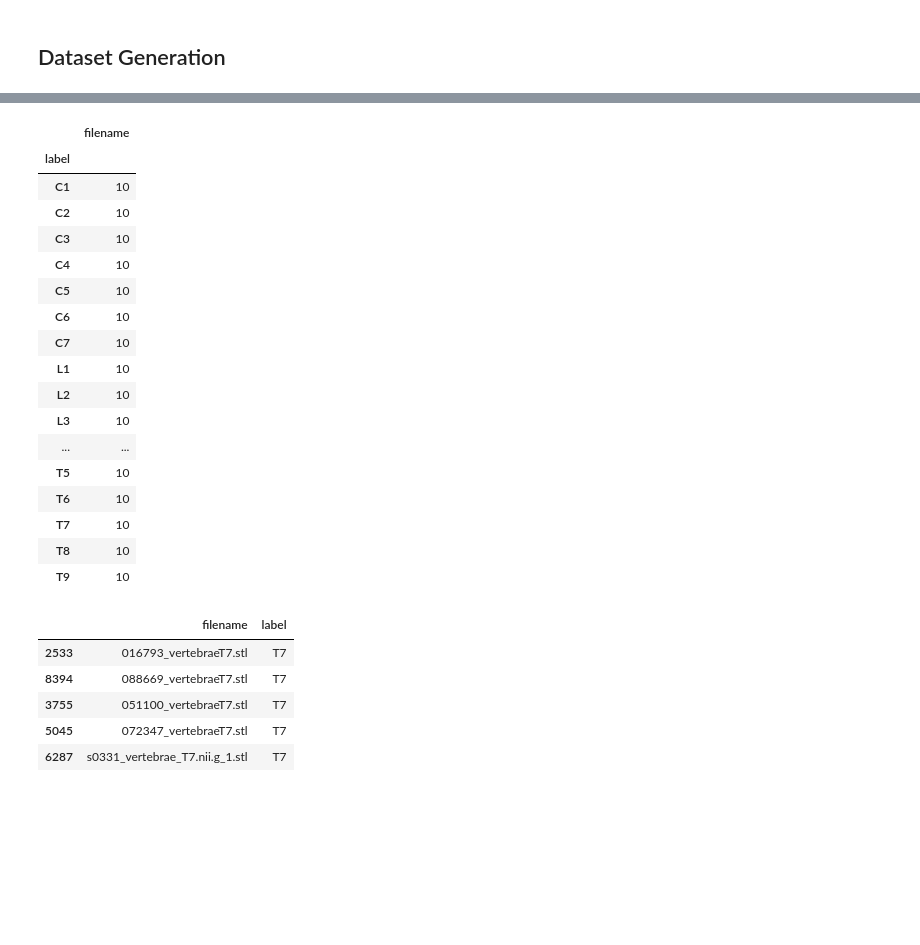
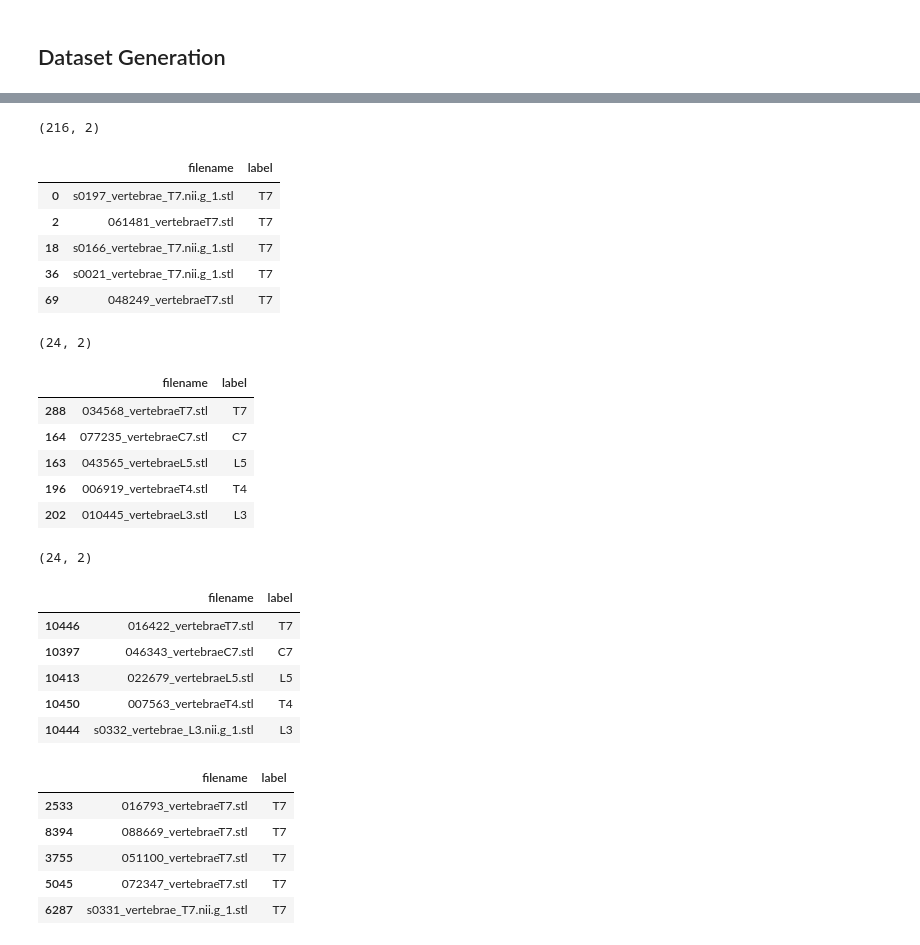
Before and after one commit to auto-d/shaperx, a Jupyter notebook: experimentation.ipynb, the cells around one changed output, grey strips where cells are left out. Cells and saved outputs as stored; diff of their text form; code cells hidden in the pictures; blank space fills up the shorter version.

Commit message:
implement test/train split

```diff
--- a/experimentation.ipynb
+++ b/experimentation.ipynb
@@ -427,25 +530,55 @@ df2.head()
-# %%
-g_df2 = df2.groupby(by='label').count()
-g_df2
-# %% [output]
-|  | filename |
-| label |  |
-| C1 | 10 |
-| C2 | 10 |
-| C3 | 10 |
-| C4 | 10 |
-| C5 | 10 |
-| C6 | 10 |
-| C7 | 10 |
-| L1 | 10 |
-| L2 | 10 |
-| L3 | 10 |
-| ... | ... |
-| T5 | 10 |
-| T6 | 10 |
-| T7 | 10 |
-| T8 | 10 |
-| T9 | 10 |
+# %%
+def split_meshes(df, trn_n, tst_n, val_n):
+    """
+    Generate stratified subsets of the dataframe for provided
+    test, train and validation counts.
+    """
+    trn = pd.DataFrame()
+    tst = pd.DataFrame()
+    val = pd.DataFrame()
+
+    # If we have enough data to generate the requested splits,
+    if isinstance(df, pd.DataFrame) and df.shape[0] >= trn_n + tst_n + val_n:
+        samples = sample_meshes(df, n = trn_n + tst_n + val_n)
+        for _class in df['label'].unique():
+            class_samples = df[df['label'] == _class]
+            not_val = class_samples.head(trn_n + tst_n)
+            val = pd.concat([val, class_samples.tail(val_n)])
+            trn = pd.concat([trn, not_val.head(trn_n)])
+            tst = pd.concat([tst, not_val.tail(tst_n)])
+
+    return trn, tst, val
+# %%
+trn, tst, val = split_meshes(df, 9, 1, 1)
+# %%
+display(trn.shape)
+display(trn.head())
+display(tst.shape)
+display(tst.head())
+display(val.shape)
+display(val.head())
+# %% [output]
+(216, 2)
+|  | filename | label |
+| 0 | s0197_vertebrae_T7.nii.g_1.stl | T7 |
+| 2 | 061481_vertebraeT7.stl | T7 |
+| 18 | s0166_vertebrae_T7.nii.g_1.stl | T7 |
+| 36 | s0021_vertebrae_T7.nii.g_1.stl | T7 |
+| 69 | 048249_vertebraeT7.stl | T7 |
+(24, 2)
+|  | filename | label |
+| 288 | 034568_vertebraeT7.stl | T7 |
+| 164 | 077235_vertebraeC7.stl | C7 |
+| 163 | 043565_vertebraeL5.stl | L5 |
+| 196 | 006919_vertebraeT4.stl | T4 |
+| 202 | 010445_vertebraeL3.stl | L3 |
+(24, 2)
+|  | filename | label |
+| 10446 | 016422_vertebraeT7.stl | T7 |
+| 10397 | 046343_vertebraeC7.stl | C7 |
+| 10413 | 022679_vertebraeL5.stl | L5 |
+| 10450 | 007563_vertebraeT4.stl | T4 |
+| 10444 | s0332_vertebrae_L3.nii.g_1.stl | L3 |
 # %%
 # Render to images
 df2.head()
```
Also changed, not shown: parts of 15 cells of this notebook, 2 other files.
